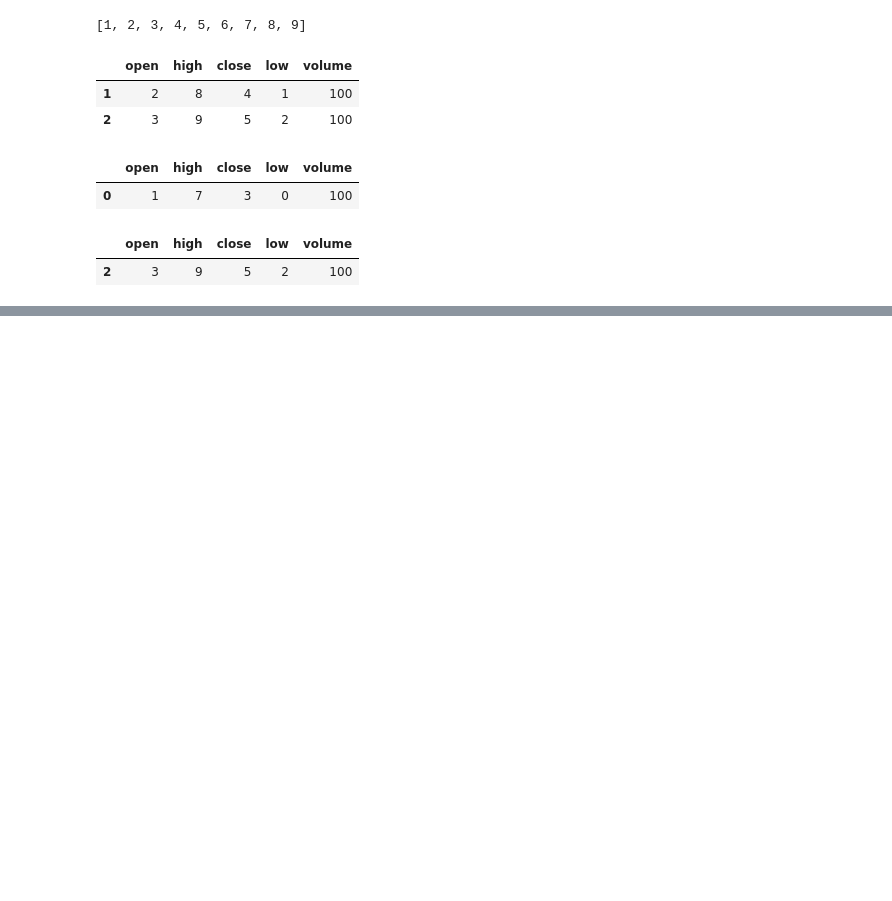
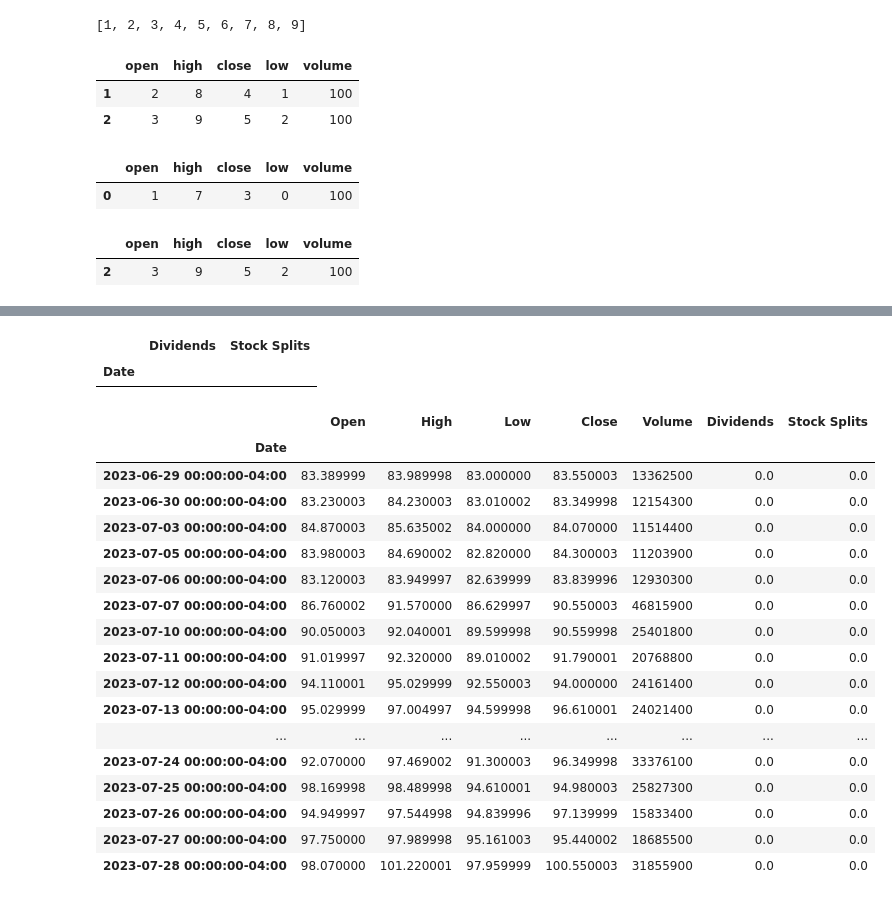
Before and after one commit to Sandwhaletree/Mai_Finlab, a Jupyter notebook: 大數據與金融股票分析/A01_股票回測_DataFrame基礎_0715.ipynb, the cells around one changed output, grey strips where cells are left out. Saved outputs shown, nothing was run; the diff lists cells and outputs as text; code cells hidden in the pictures; blank space fills up the shorter version.

```diff
--- a/大數據與金融股票分析/A01_股票回測_DataFrame基礎_0715.ipynb
+++ b/大數據與金融股票分析/A01_股票回測_DataFrame基礎_0715.ipynb
@@ -160,0 +270,4 @@ a[ (a['high'] > 7)&(a['open'] > 2) ]
+# %%
+import yfinance as yf
+data=yf.Ticker('BABA') #台灣股票 #'0050.TW'
+data
@@ -160,0 +335,27 @@ a[ (a['high'] > 7)&(a['open'] > 2) ]
+# %%
+data4=data.actions
+data4
+# %% [output]
+|  | Dividends | Stock Splits |
+| Date |  |  |
+# %%
+data.history() # 取得歷史資料
+# %% [output]
+|  | Open | High | Low | Close | Volume | Dividends | Stock Splits |
+| Date |  |  |  |  |  |  |  |
+| 2023-06-29 00:00:00-04:00 | 83.389999 | 83.989998 | 83.000000 | 83.550003 | 13362500 | 0.0 | 0.0 |
+| 2023-06-30 00:00:00-04:00 | 83.230003 | 84.230003 | 83.010002 | 83.349998 | 12154300 | 0.0 | 0.0 |
+| 2023-07-03 00:00:00-04:00 | 84.870003 | 85.635002 | 84.000000 | 84.070000 | 11514400 | 0.0 | 0.0 |
+| 2023-07-05 00:00:00-04:00 | 83.980003 | 84.690002 | 82.820000 | 84.300003 | 11203900 | 0.0 | 0.0 |
+| 2023-07-06 00:00:00-04:00 | 83.120003 | 83.949997 | 82.639999 | 83.839996 | 12930300 | 0.0 | 0.0 |
+| 2023-07-07 00:00:00-04:00 | 86.760002 | 91.570000 | 86.629997 | 90.550003 | 46815900 | 0.0 | 0.0 |
+| 2023-07-10 00:00:00-04:00 | 90.050003 | 92.040001 | 89.599998 | 90.559998 | 25401800 | 0.0 | 0.0 |
+| 2023-07-11 00:00:00-04:00 | 91.019997 | 92.320000 | 89.010002 | 91.790001 | 20768800 | 0.0 | 0.0 |
+| 2023-07-12 00:00:00-04:00 | 94.110001 | 95.029999 | 92.550003 | 94.000000 | 24161400 | 0.0 | 0.0 |
+| 2023-07-13 00:00:00-04:00 | 95.029999 | 97.004997 | 94.599998 | 96.610001 | 24021400 | 0.0 | 0.0 |
+| ... | ... | ... | ... | ... | ... | ... | ... |
+| 2023-07-24 00:00:00-04:00 | 92.070000 | 97.469002 | 91.300003 | 96.349998 | 33376100 | 0.0 | 0.0 |
+| 2023-07-25 00:00:00-04:00 | 98.169998 | 98.489998 | 94.610001 | 94.980003 | 25827300 | 0.0 | 0.0 |
+| 2023-07-26 00:00:00-04:00 | 94.949997 | 97.544998 | 94.839996 | 97.139999 | 15833400 | 0.0 | 0.0 |
+| 2023-07-27 00:00:00-04:00 | 97.750000 | 97.989998 | 95.161003 | 95.440002 | 18685500 | 0.0 | 0.0 |
+| 2023-07-28 00:00:00-04:00 | 98.070000 | 101.220001 | 97.959999 | 100.550003 | 31855900 | 0.0 | 0.0 |
```
Also changed, not shown: parts of 23 cells of this notebook.
